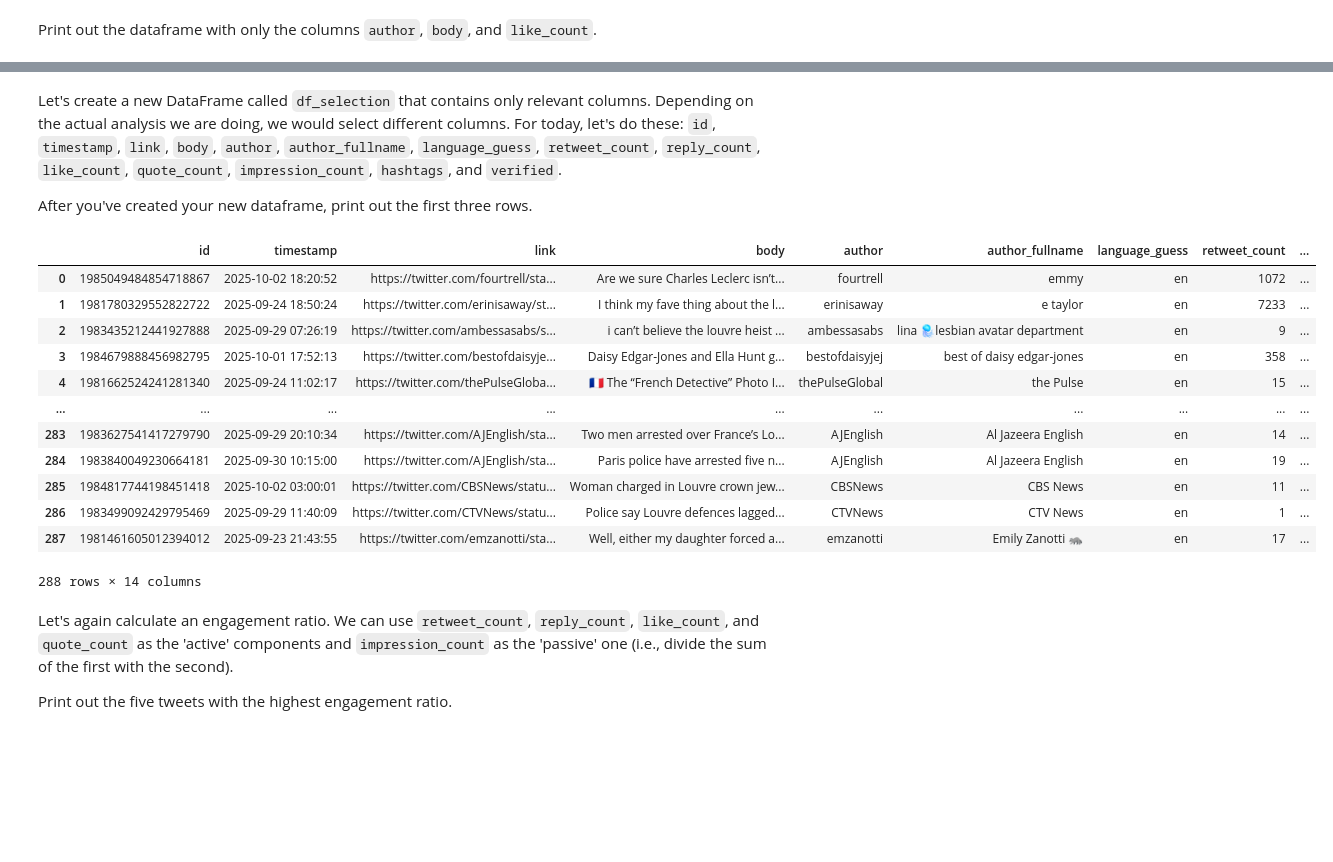
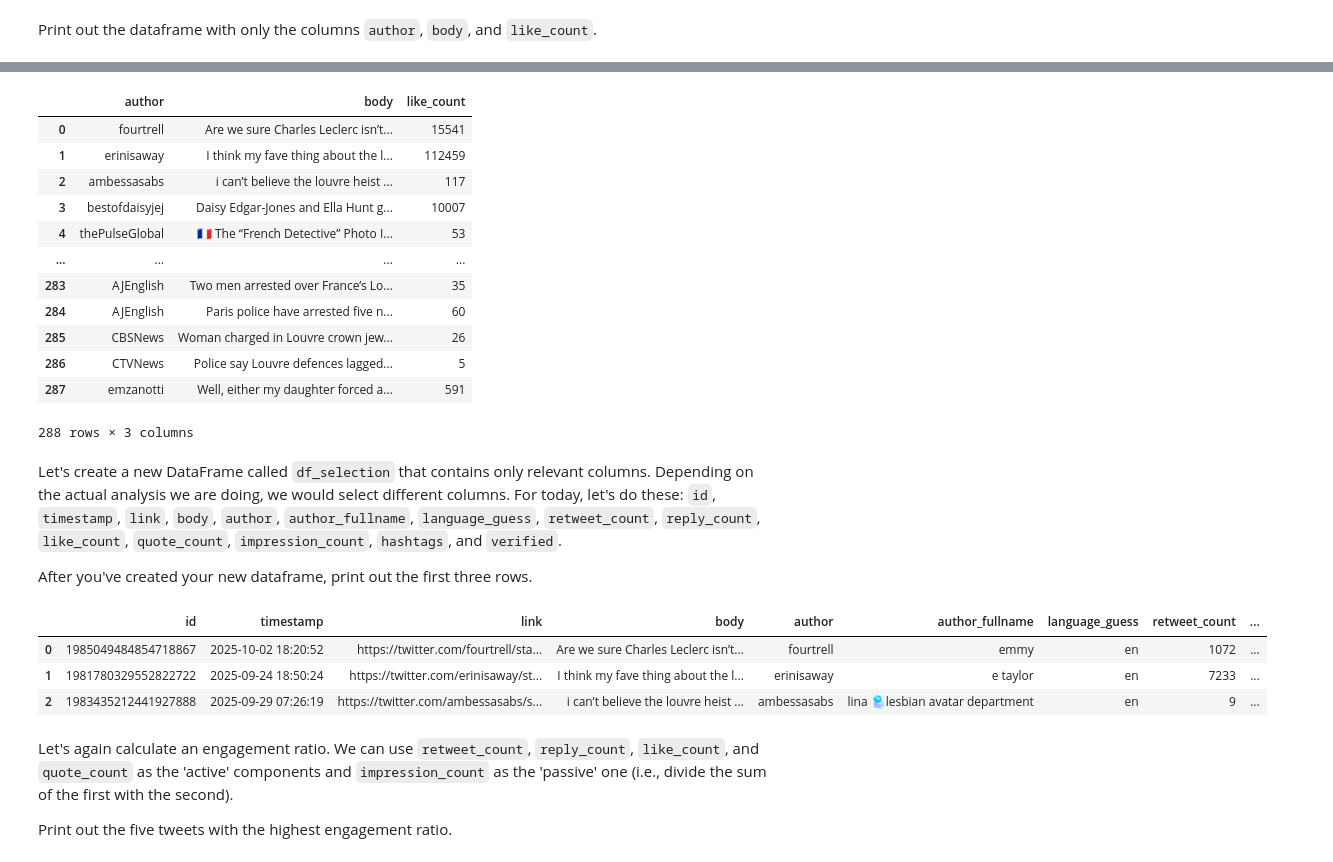
Before and after one commit to onni-Q/python_assignments, a Jupyter notebook: Week2_Workshop.ipynb, the cells around one changed output, grey strips where cells are left out. Cells and saved outputs as stored; diff of their text form; code cells hidden in the pictures; blank space fills up the shorter version.

```diff
--- a/Week2_Workshop.ipynb
+++ b/Week2_Workshop.ipynb
@@ -191,24 +183,31 @@ df[['author', 'body', 'like_count']]
+# %%
+df[['author', 'body', 'like_count']]
+# %% [output]
+|  | author | body | like_count |
+| 0 | fourtrell | Are we sure Charles Leclerc isn’t... | 15541 |
+| 1 | erinisaway | I think my fave thing about the l... | 112459 |
+| 2 | ambessasabs | i can’t believe the louvre heist ... | 117 |
+| 3 | bestofdaisyjej | Daisy Edgar-Jones and Ella Hunt g... | 10007 |
+| 4 | thePulseGlobal | 🇫🇷 The “French Detective” Photo I... | 53 |
+| ... | ... | ... | ... |
+| 283 | AJEnglish | Two men arrested over France’s Lo... | 35 |
+| 284 | AJEnglish | Paris police have arrested five n... | 60 |
+| 285 | CBSNews | Woman charged in Louvre crown jew... | 26 |
+| 286 | CTVNews | Police say Louvre defences lagged... | 5 |
+| 287 | emzanotti | Well‚ either my daughter forced a... | 591 |
+288 rows × 3 columns
 # %% [markdown]
 Let's create a new DataFrame called `df_selection` that contains only relevant columns. Depending on the actual analysis we are doing, we would select different columns. For today, let's do these: `id`, `timestamp`, `link`, `body`, `author`, `author_fullname`, `language_guess`, `retweet_count`, `reply_count`, `like_count`, `quote_count`, `impression_count`, `hashtags`, and `verified`.
 
 After you've created your new dataframe, print out the first three rows.
 # %%
 df_selection = df[['id', 'timestamp', 'link', 'body', 'author', 'author_fullname', 'language_guess', 'retweet_count', 'reply_count', 'like_count', 'quote_count', 'impression_count', 'hashtags', 'verified']]
-df_selection
+df_selection.head(3)
 # %% [output]
 |  | id | timestamp | link | body | author | author_fullname | language_guess | retweet_count | ... |
 | 0 | 1985049484854718867 | 2025-10-02 18:20:52 | https://twitter.com/fourtrell/sta... | Are we sure Charles Leclerc isn’t... | fourtrell | emmy | en | 1072 | ... |
 | 1 | 1981780329552822722 | 2025-09-24 18:50:24 | https://twitter.com/erinisaway/st... | I think my fave thing about the l... | erinisaway | e taylor | en | 7233 | ... |
 | 2 | 1983435212441927888 | 2025-09-29 07:26:19 | https://twitter.com/ambessasabs/s... | i can’t believe the louvre heist ... | ambessasabs | lina 🪼lesbian avatar department | en | 9 | ... |
-| 3 | 1984679888456982795 | 2025-10-01 17:52:13 | https://twitter.com/bestofdaisyje... | Daisy Edgar-Jones and Ella Hunt g... | bestofdaisyjej | best of daisy edgar-jones | en | 358 | ... |
-| 4 | 1981662524241281340 | 2025-09-24 11:02:17 | https://twitter.com/thePulseGloba... | 🇫🇷 The “French Detective” Photo I... | thePulseGlobal | the Pulse | en | 15 | ... |
-| ... | ... | ... | ... | ... | ... | ... | ... | ... | ... |
-| 283 | 1983627541417279790 | 2025-09-29 20:10:34 | https://twitter.com/AJEnglish/sta... | Two men arrested over France’s Lo... | AJEnglish | Al Jazeera English | en | 14 | ... |
-| 284 | 1983840049230664181 | 2025-09-30 10:15:00 | https://twitter.com/AJEnglish/sta... | Paris police have arrested five n... | AJEnglish | Al Jazeera English | en | 19 | ... |
-| 285 | 1984817744198451418 | 2025-10-02 03:00:01 | https://twitter.com/CBSNews/statu... | Woman charged in Louvre crown jew... | CBSNews | CBS News | en | 11 | ... |
-| 286 | 1983499092429795469 | 2025-09-29 11:40:09 | https://twitter.com/CTVNews/statu... | Police say Louvre defences lagged... | CTVNews | CTV News | en | 1 | ... |
-| 287 | 1981461605012394012 | 2025-09-23 21:43:55 | https://twitter.com/emzanotti/sta... | Well‚ either my daughter forced a... | emzanotti | Emily Zanotti 🦝 | en | 17 | ... |
-288 rows × 14 columns
 # %% [markdown]
 Let's again calculate an engagement ratio. We can use `retweet_count`, `reply_count`, `like_count`, and `quote_count` as the 'active' components and `impression_count` as the 'passive' one (i.e., divide the sum of the first with the second).
 
```
Also changed, not shown: parts of 18 cells of this notebook.
